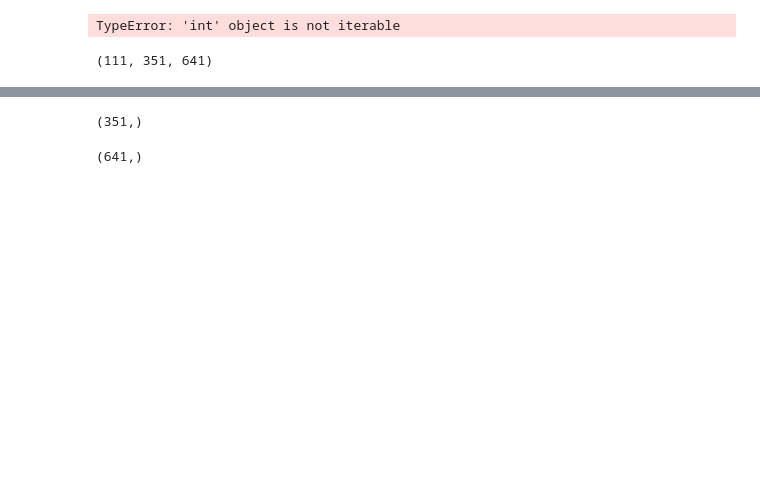
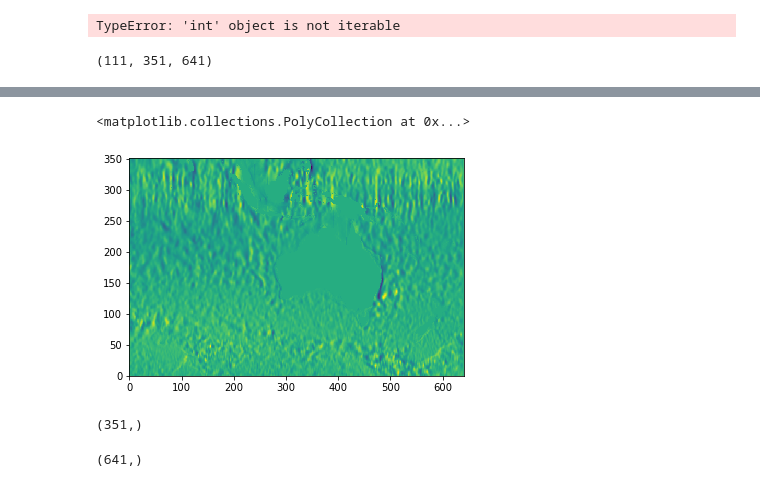
Before and after one commit to natachabourg/Bluebottles, a Jupyter notebook: imos_current_data/analysis_imos_current_data/Untitled.ipynb, the cells around one changed output, grey strips where cells are left out. Drawn from its saved outputs; the diff is of its cells as text; code cells hidden in the pictures; blank space fills up the shorter version.

```diff
--- a/imos_current_data/analysis_imos_current_data/Untitled.ipynb
+++ b/imos_current_data/analysis_imos_current_data/Untitled.ipynb
@@ -43,3 +40,8 @@ ucur.shape
+# %%
+plt.pcolor(vcur[0,:,:])
+# %% [output]
+<matplotlib.collections.PolyCollection at 0x...>
+[figure, added]
 # %%
 lati.shape
 # %% [output]
```
Also changed, not shown: parts of 1 cell of this notebook, 2 other files.
